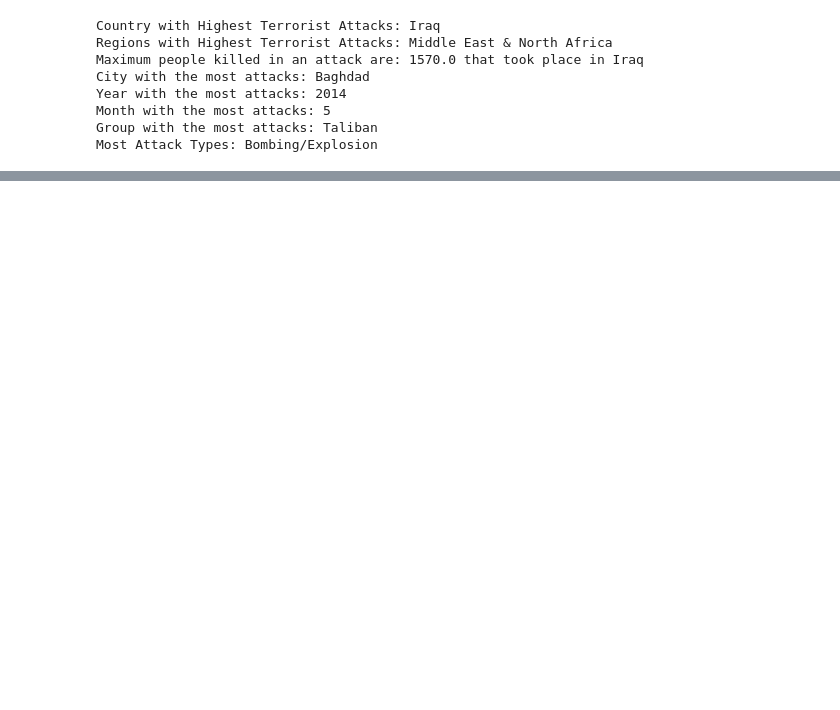
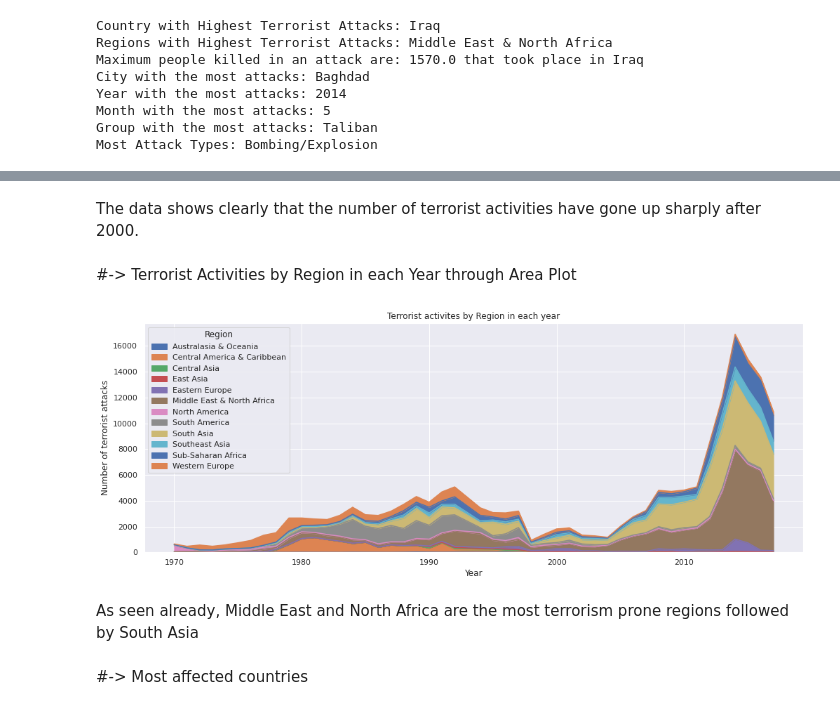
Before and after one commit to 3saswat/Global-Terrorism-data-analysis, a Jupyter notebook: saswat_ku_biswal_global_terrorism_Capstone_Project.ipynb, the cells around one changed output, grey strips where cells are left out. Cells and saved outputs as stored; diff of their text form; code cells hidden in the pictures; blank space fills up the shorter version.

```diff
--- a/saswat_ku_biswal_global_terrorism_Capstone_Project.ipynb
+++ b/saswat_ku_biswal_global_terrorism_Capstone_Project.ipynb
@@ -156,0 +202,16 @@ Most Attack Types: Bombing/Explosion
+# %% [markdown]
+The data shows clearly that the number of terrorist activities have gone up sharply after 2000.
+# %% [markdown]
+#-> Terrorist Activities by Region in each Year through Area Plot
+# %%
+#Area plot
+pd.crosstab(df_terror.Year,df_terror.Region).plot(kind='area',figsize=(15,6))
+plt.title('Terrorist activites by Region in each year')
+plt.ylabel("Number of terrorist attacks")
+plt.show()
+# %% [output]
+[figure, added]
+# %% [markdown]
+As seen already, Middle East and North Africa are the most terrorism prone regions followed by South Asia
+# %% [markdown]
+#-> Most affected countries
```
Also changed, not shown: parts of 8 cells of this notebook.
